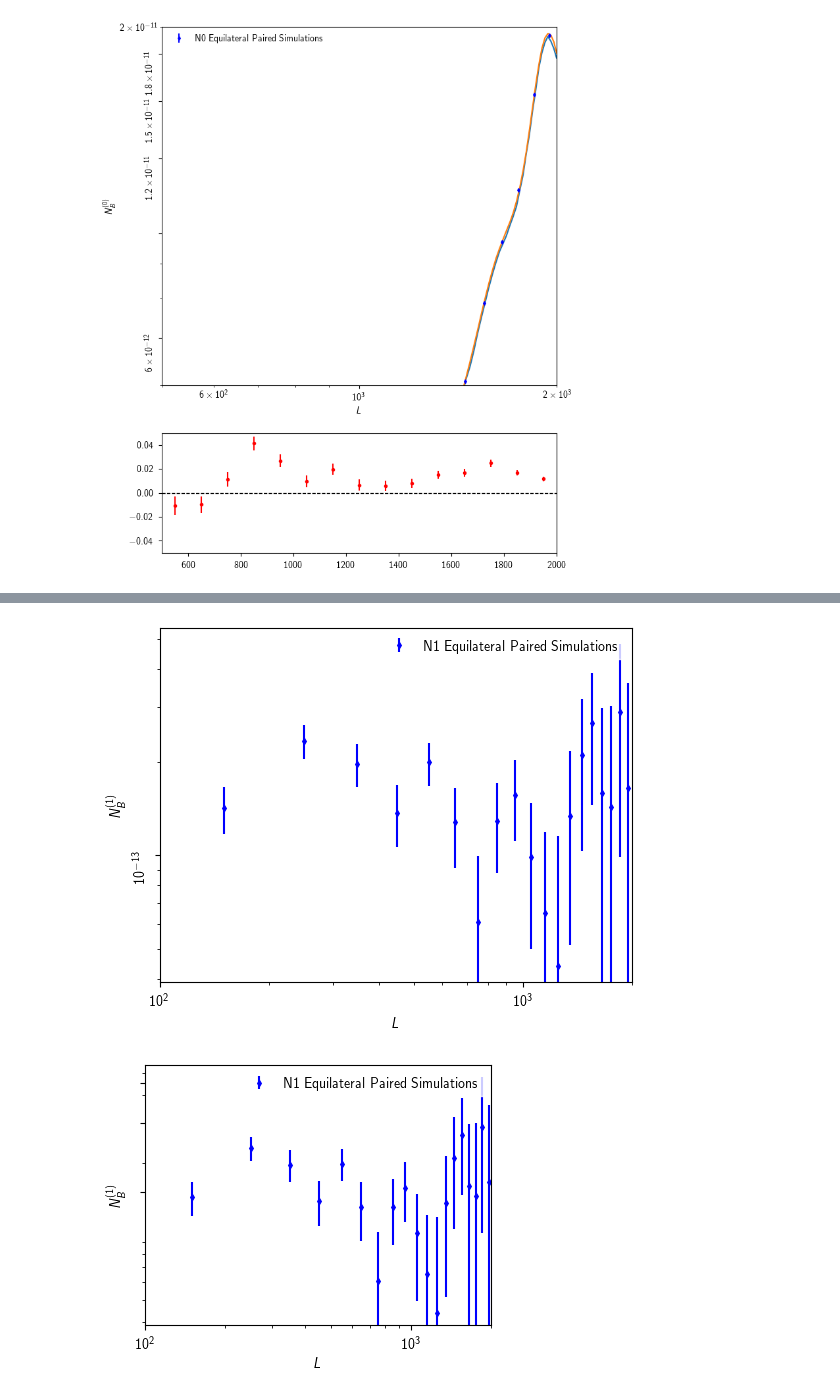
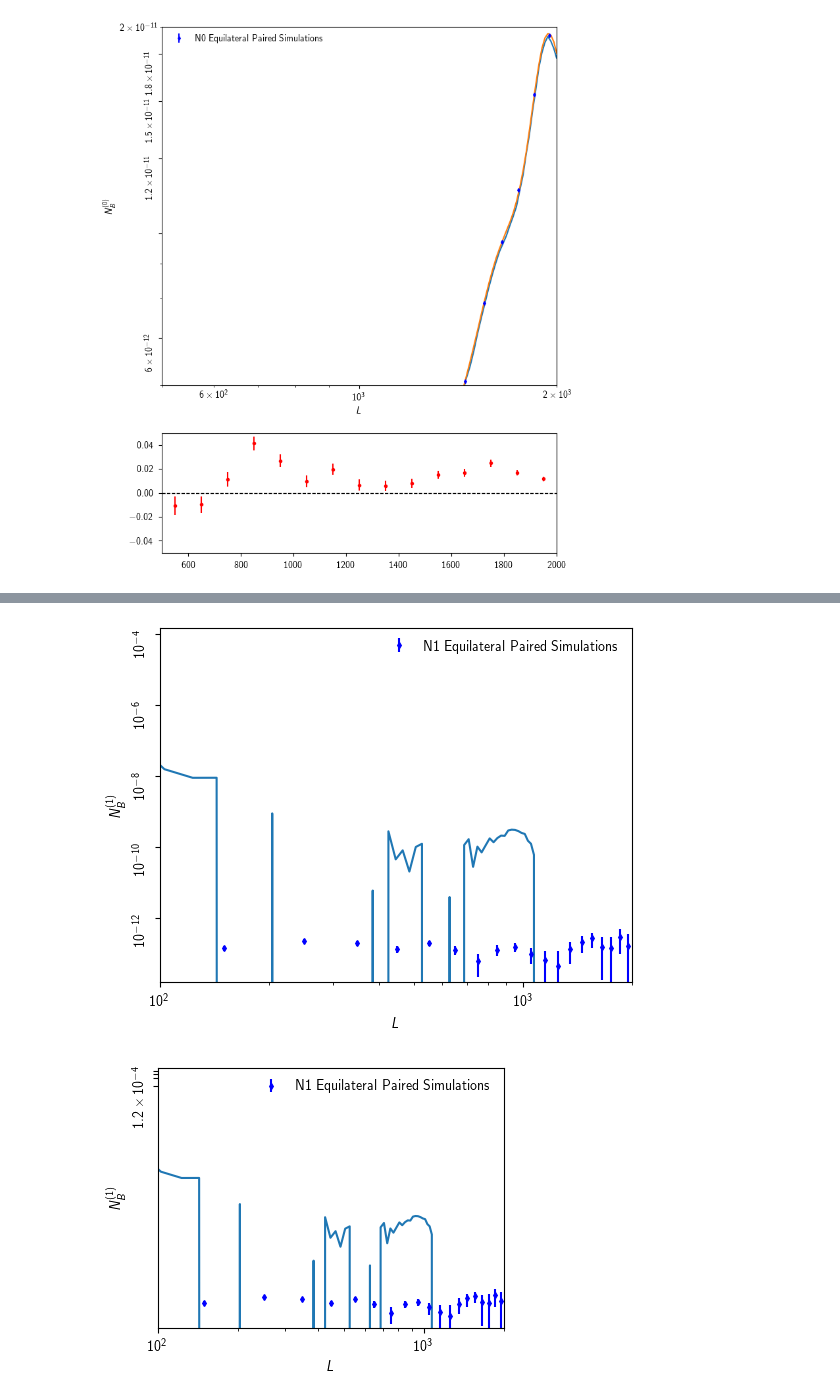
Before and after one commit to aleksandrbowkis/bispec_opt_est, a Jupyter notebook: Plots/paper_plots/Ch3_plots.ipynb, the cells around one changed output, grey strips where cells are left out. Drawn from its saved outputs; the diff is of its cells as text; code cells hidden in the pictures.

```diff
--- a/Plots/paper_plots/Ch3_plots.ipynb
+++ b/Plots/paper_plots/Ch3_plots.ipynb
@@ -24,6 +24,9 @@ N0_numerical_equi = np.array(N0_numerical_equi, dtype=np.float128)
 # Read in Alba's results
 L_alba, N0_alba = np.loadtxt("/home/amb257/kappa_bispec/bispec_opt_est/N0_numerical/N0_numerical_vegas/alba_n0.txt", unpack = True)
 
+# Read in own numerical N1 results
+L_N1_num = np.load("/home/amb257/kappa_bispec/bispec_opt_est/N1_numerical/N1_numerical_results/L_N1_num.npy")
+N1_num_equi = np.load("/home/amb257/kappa_bispec/bispec_opt_est/N1_numerical/N1_numerical_results/N1_numerical_equi.npy")
 # Print numerical results
 # ratio = N0_numerical_equi / N0_alba
 # plt.plot(L_N0_num, ratio)
@@ -44,6 +47,10 @@ plt.plot(L_flat, (L_flat*(L_flat+1))**2 / 4 *flat_norm)
 # Load old curved sky norm
 L_curved, curved_norm = np.loadtxt("/home/amb257/kappa_bispec/bispec_opt_est/N0_numerical/normalisation/curved_norm.txt")
 plt.plot(L_curved, (L_curved*(L_curved+1))**2 / 4 *curved_norm)
+plt.show()
+
+plt.loglog(L_N1_num, 1/8*  L_N1_num * (L_N1_num+1) **3 * N1_num_equi)
+print(1/8*  L_N1_num * (L_N1_num+1) **3 * N1_num_equi)
 # %% [output]
 [  50.  150.  250.  350.  450.  550.  650.  750.  850.  950. 1050. 1150.
  1250. 1350. 1450. 1550. 1650. 1750. 1850. 1950.]
@@ -136,6 +160,7 @@ for width in [18., 12., 8.8]:
 
     # equi bispectrum
     plt.errorbar(L, N1_equi_paired,yerr = N1_equi_err, fmt='bd', label="N1 Equilateral Paired Simulations", markersize=3)
+    plt.plot(L_N1_num, 1/8* (L_N1_num*(L_N1_num+1))**3 *N1_num)
     plt.xscale('log')
     plt.yscale('log')
     # legend
@@ -173,5 +198,5 @@ for width in [18., 12., 8.8]:
-[figure, old version]
+[figure, new version]
-[figure, old version]
+[figure, new version]
 # %%
 # Make N1 folded plots
 
```
Also changed, not shown: parts of 2 cells of this notebook, 17 other files.
